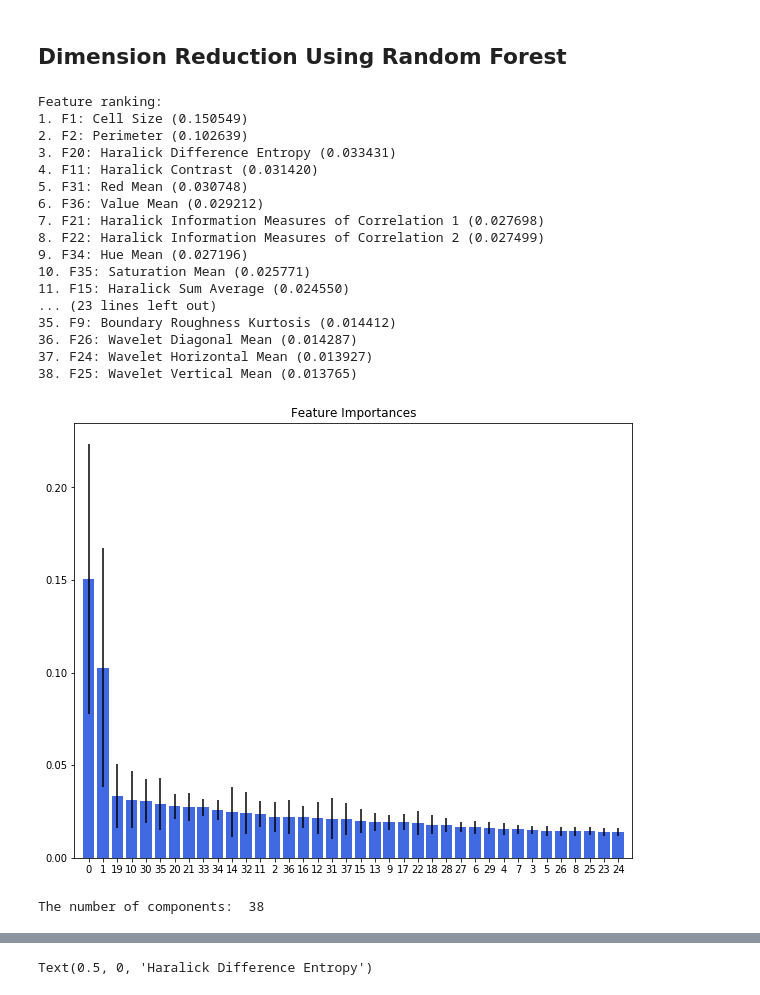
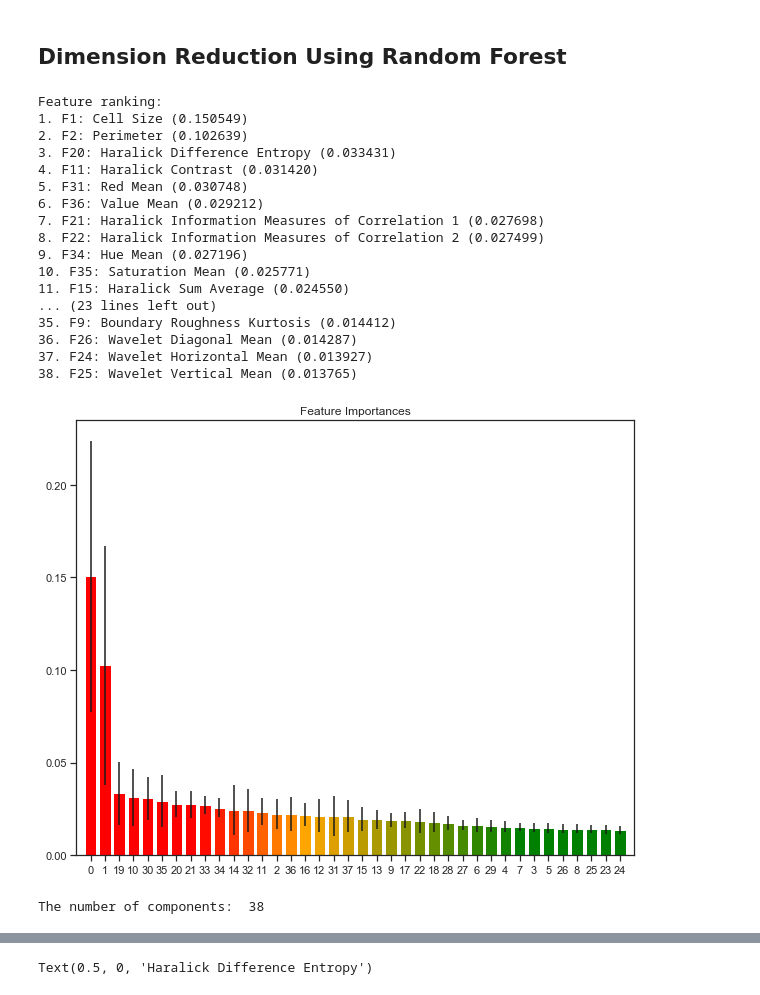
Before and after one commit to ansel-z/CX4240-Cancer-Cell-Classfication-Project, a Jupyter notebook: Dimension Reduction.ipynb, the cells around one changed output, grey strips where cells are left out. Drawn from its saved outputs; the diff is of its cells as text; code cells hidden in the pictures.

Commit message:
dimension reduction and figures added

```diff
--- a/Dimension Reduction.ipynb
+++ b/Dimension Reduction.ipynb
@@ -84,37 +85,44 @@ for i in range(train_data.shape[1]):
     print("%d. F%d: %s (%f)" % (i + 1, indices[i]+1, features[indices[i]], importances[indices[i]]))
 
 # Plot the feature importances of the forest
+clist = [(0, "red"), (0.125, "red"), (0.25, "orange"), (0.5, "green"),
+         (0.7, "green"), (0.75, "blue"), (1, "blue")]
+rvb = mcolors.LinearSegmentedColormap.from_list("", clist)
+N = 60
+x = np.arange(N).astype(float)
+y = np.random.uniform(0, 5, size=(N,))
+
 plt.figure(figsize=(10,8))
 plt.title("Feature Importances")
 plt.bar(range(train_data.shape[1]), importances[indices],
-        color="royalblue", yerr=std[indices], align="center")
+        color=rvb(x/N), yerr=std[indices], align="center")
 plt.xticks(range(train_data.shape[1]), indices)
 plt.xlim([-1, train_data.shape[1]])
 plt.show()
 
 # Find the number of components
 cum_importance = importances[indices].cumsum()/importances.sum()
 n_components = np.sum(cum_importance < .99) + 1
 print("The number of components: ", n_components)
 # %% [output]
 Feature ranking:
 1. F1: Cell Size (0.150549)
 2. F2: Perimeter (0.102639)
 3. F20: Haralick Difference Entropy (0.033431)
 4. F11: Haralick Contrast (0.031420)
 5. F31: Red Mean (0.030748)
 6. F36: Value Mean (0.029212)
 7. F21: Haralick Information Measures of Correlation 1 (0.027698)
 8. F22: Haralick Information Measures of Correlation 2 (0.027499)
 9. F34: Hue Mean (0.027196)
 10. F35: Saturation Mean (0.025771)
 11. F15: Haralick Sum Average (0.024550)
 ... (23 lines left out)
 35. F9: Boundary Roughness Kurtosis (0.014412)
 36. F26: Wavelet Diagonal Mean (0.014287)
 37. F24: Wavelet Horizontal Mean (0.013927)
 38. F25: Wavelet Vertical Mean (0.013765)
-[figure, old version]
+[figure, new version]
 The number of components:  38
 # %%
 # Reduce train data to the first 16 important features
```
Also changed, not shown: parts of 11 cells of this notebook, 2 other files.
